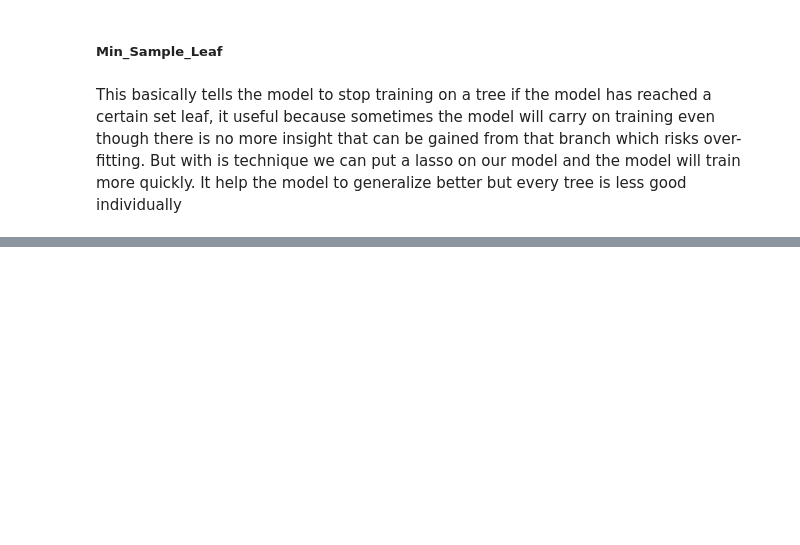
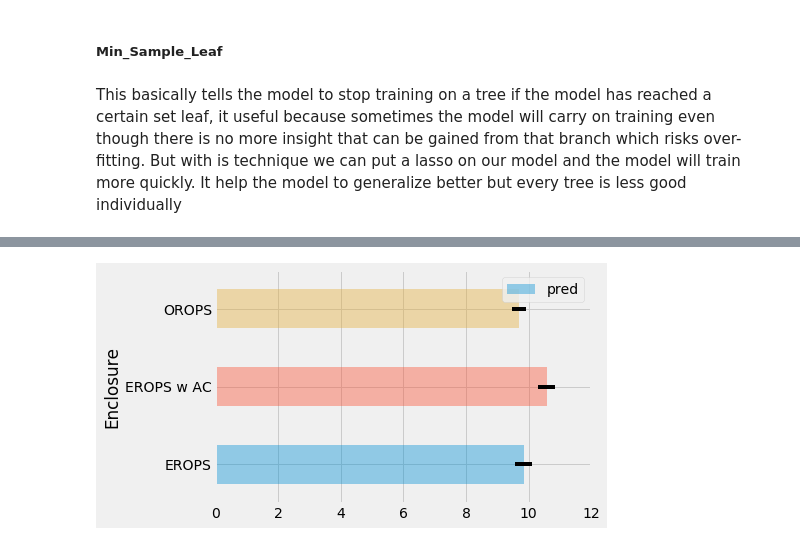
Before and after one commit to MrRutledge/ML_Practice, a Jupyter notebook: FastAi_ML_RandomForest.ipynb, the cells around one changed output, grey strips where cells are left out. Saved outputs shown, nothing was run; the diff lists cells and outputs as text; code cells hidden in the pictures; blank space fills up the shorter version.

```diff
--- a/FastAi_ML_RandomForest.ipynb
+++ b/FastAi_ML_RandomForest.ipynb
@@ -555,0 +657,4 @@ print_score(m)
+# %%
+enc_summ.plot('Enclosure', 'pred', 'barh', xerr='pred_std', alpha=.4 ,xlim=(0,12));
+# %% [output]
+[figure, added]
```
Also changed, not shown: parts of 58 cells of this notebook.
